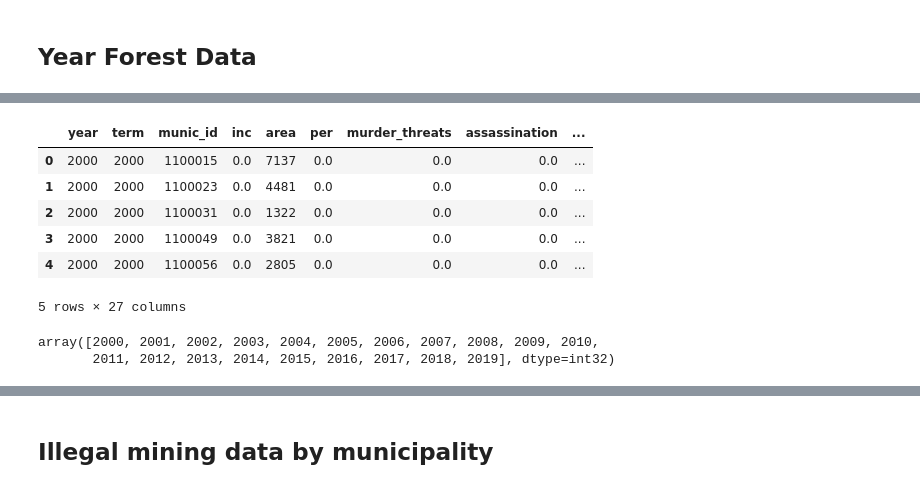
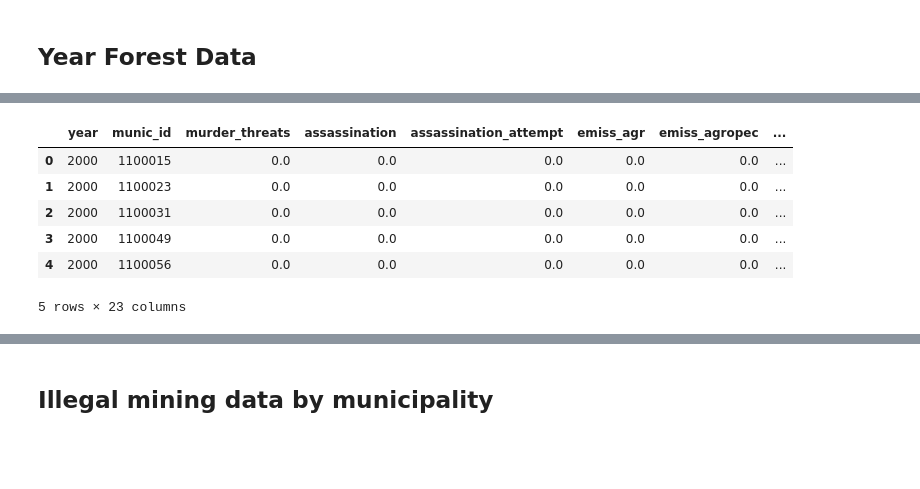
Before and after one commit to aulichney/Deforestation, a Jupyter notebook: DataMergeProcess.ipynb, the cells around one changed output, grey strips where cells are left out. Cells and saved outputs as stored; diff of their text form; code cells hidden in the pictures; blank space fills up the shorter version.

```diff
--- a/DataMergeProcess.ipynb
+++ b/DataMergeProcess.ipynb
@@ -460,19 +426,14 @@ df = pd.merge(df, rais_df,  how = 'left', left_on = ['ID','year'], right_on = ['
 # %%
 result1 = pyreadr.read_r('/Users/annieulichney/Desktop/Deforestation/year_deforest.RData')
 df2 = pd.DataFrame(result1['year_deforest'])
-df2 = df2.fillna(0)
+#df2 = df2.fillna(0)
+df2 = df2.drop(['term', 'inc', 'area', 'per'], axis = 1)
 df2.head()
 # %% [output]
-|  | year | term | munic_id | inc | area | per | murder_threats | assassination | ... |
-| 0 | 2000 | 2000 | 1100015 | 0.0 | 7137 | 0.0 | 0.0 | 0.0 | ... |
-| 1 | 2000 | 2000 | 1100023 | 0.0 | 4481 | 0.0 | 0.0 | 0.0 | ... |
-| 2 | 2000 | 2000 | 1100031 | 0.0 | 1322 | 0.0 | 0.0 | 0.0 | ... |
-| 3 | 2000 | 2000 | 1100049 | 0.0 | 3821 | 0.0 | 0.0 | 0.0 | ... |
-| 4 | 2000 | 2000 | 1100056 | 0.0 | 2805 | 0.0 | 0.0 | 0.0 | ... |
+|  | year | munic_id | murder_threats | assassination | assassination_attempt | emiss_agr | emiss_agropec | ... |
+| 0 | 2000 | 1100015 | 0.0 | 0.0 | 0.0 | 0.0 | 0.0 | ... |
+| 1 | 2000 | 1100023 | 0.0 | 0.0 | 0.0 | 0.0 | 0.0 | ... |
+| 2 | 2000 | 1100031 | 0.0 | 0.0 | 0.0 | 0.0 | 0.0 | ... |
+| 3 | 2000 | 1100049 | 0.0 | 0.0 | 0.0 | 0.0 | 0.0 | ... |
+| 4 | 2000 | 1100056 | 0.0 | 0.0 | 0.0 | 0.0 | 0.0 | ... |
-5 rows × 27 columns
+5 rows × 23 columns
-# %%
-np.unique(df2.year)
-#double check that there aren't patterns with the NAs here
-# %% [output]
-array([2000, 2001, 2002, 2003, 2004, 2005, 2006, 2007, 2008, 2009, 2010,
-       2011, 2012, 2013, 2014, 2015, 2016, 2017, 2018, 2019], dtype=int32)
```
Also changed, not shown: parts of 87 cells of this notebook, 3 other files.
